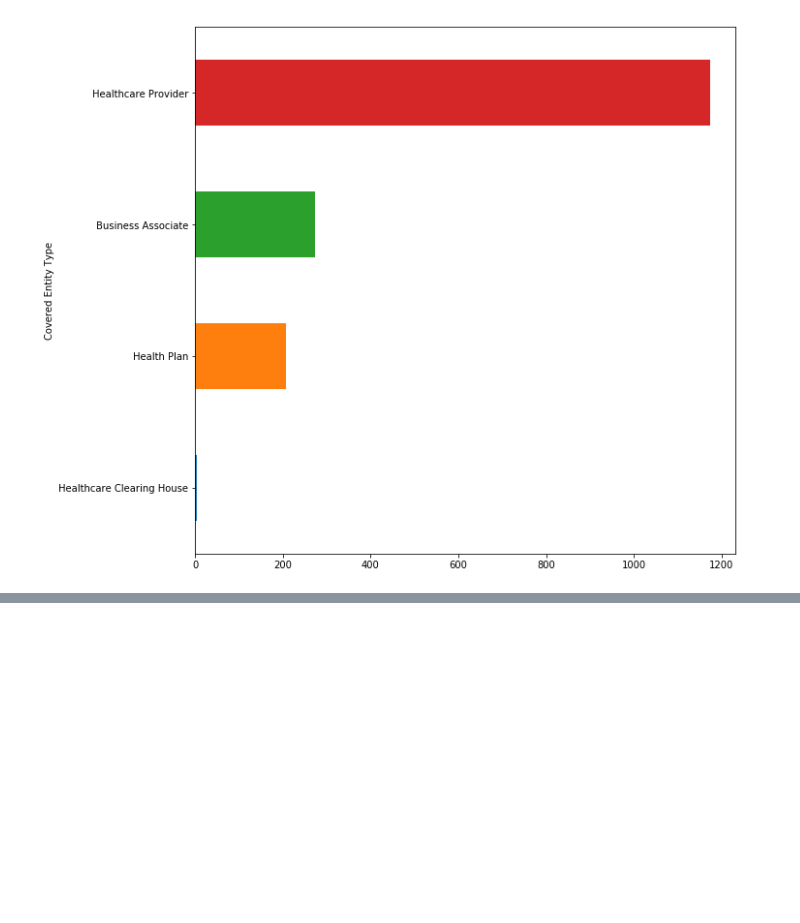
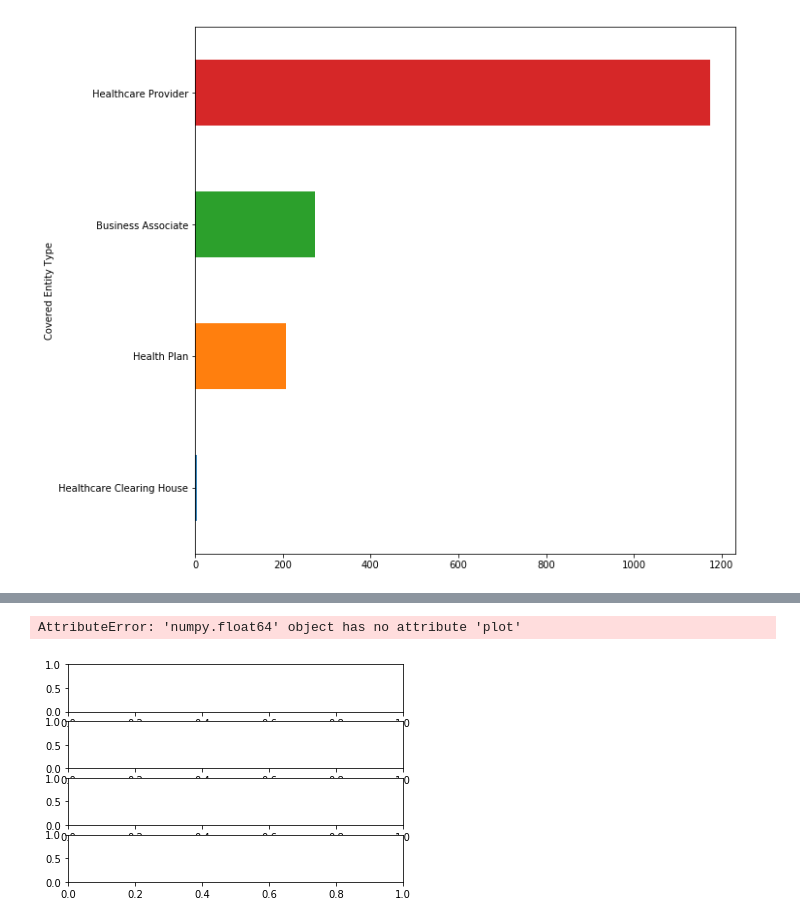
Before and after one commit to leomoreira12/Estudo-de-dados---Cyber-Crimes, a Jupyter notebook: DataAnalysis - Cyber Crimes.ipynb, the cells around one changed output, grey strips where cells are left out. Drawn from its saved outputs; the diff is of its cells as text; code cells hidden in the pictures; blank space fills up the shorter version.

```diff
--- a/DataAnalysis - Cyber Crimes.ipynb
+++ b/DataAnalysis - Cyber Crimes.ipynb
@@ -98,0 +155,2 @@ tab.groupby('Covered Entity Type').size().sort_values().plot(kind='barh', figsiz
+# %%
+dt_f = tab.groupby(['Covered Entity Type', 'Name of Covered Entity']).apply(lambda x: x['Individuals Affected'].sum(skipna = True))
@@ -98,0 +169,10 @@ tab.groupby('Covered Entity Type').size().sort_values().plot(kind='barh', figsiz
+# %%
+%matplotlib inline
+fig, axes = plt.subplots(nrows=4, ncols=1)
+tipo = 'Healthcare Clearing House', 'Health Plan', 'Business Associate', 'Healthcare Provider'
+for x in range(3):
+    dt_f[x+1].plot().barh(ax = axes[x],figsize=(10,70),
+                        title=(f'Individuos afetados na entidade: {tipo[x]}'))
+# %% [output]
+AttributeError: 'numpy.float64' object has no attribute 'plot'
+[figure, added]
```
Also changed, not shown: parts of 13 cells of this notebook.
